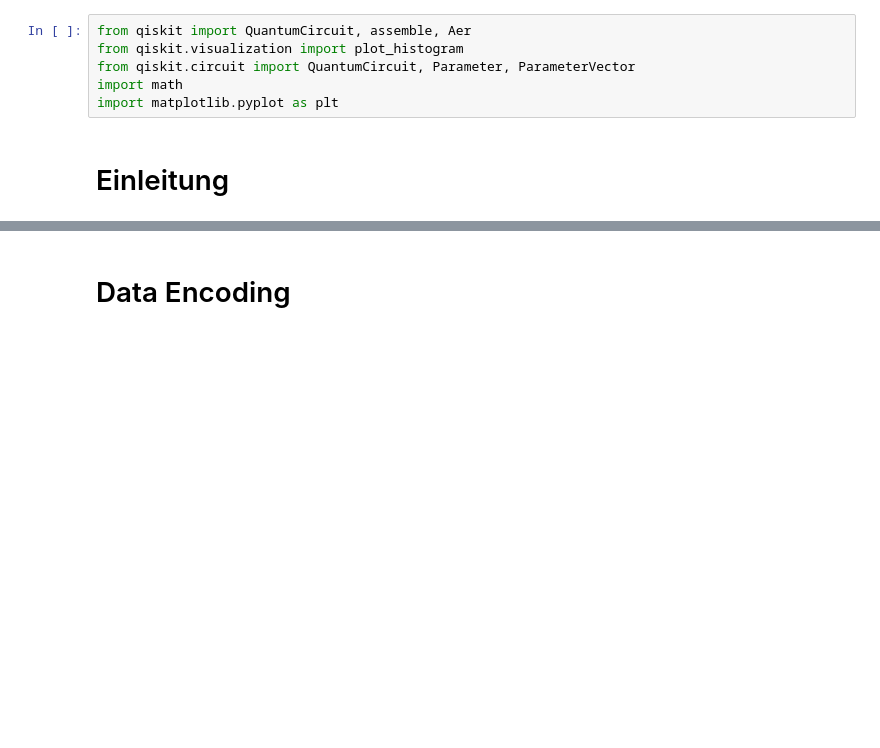
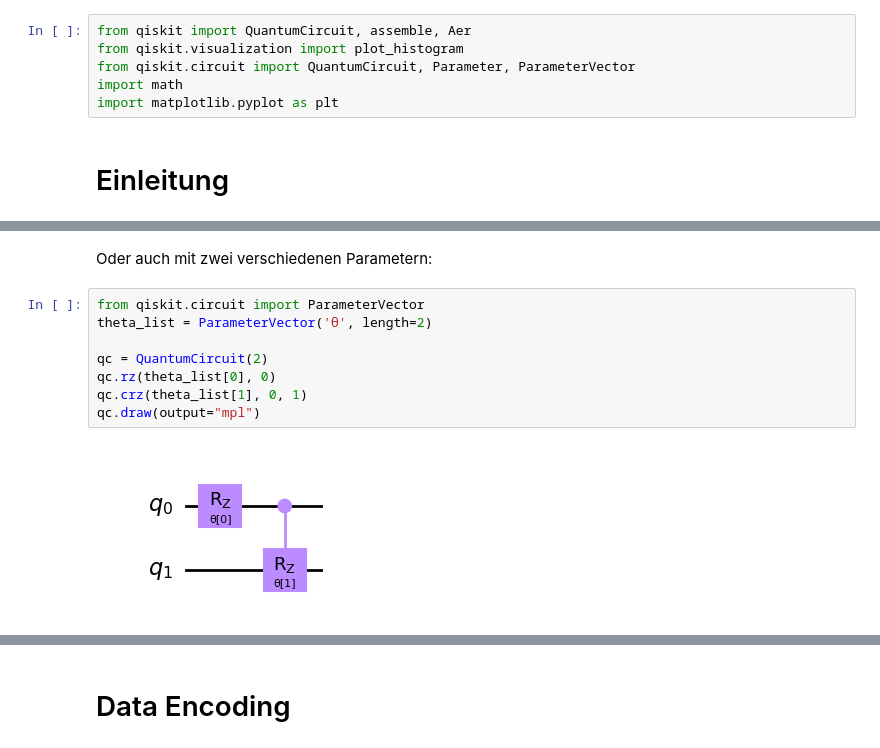
Before and after one commit to jannikobenhoff/quantum_machine_learning, a Jupyter notebook: tutorial/Tutorial.ipynb, the cells around one changed output, grey strips where cells are left out. Drawn from its saved outputs; the diff is of its cells as text; blank space fills up the shorter version.

```diff
--- a/tutorial/Tutorial.ipynb
+++ b/tutorial/Tutorial.ipynb
@@ -25,0 +31,12 @@ q_1: ─────────┤ Rz(θ) ├
+# %% [markdown]
+Oder auch mit zwei verschiedenen Parametern:
+# %%
+from qiskit.circuit import ParameterVector
+theta_list = ParameterVector('θ', length=2)
+
+qc = QuantumCircuit(2)
+qc.rz(theta_list[0], 0)
+qc.crz(theta_list[1], 0, 1)
+qc.draw(output="mpl")
+# %% [output]
+[figure, added]
```
Also changed, not shown: parts of 46 cells of this notebook, 8 other files.
